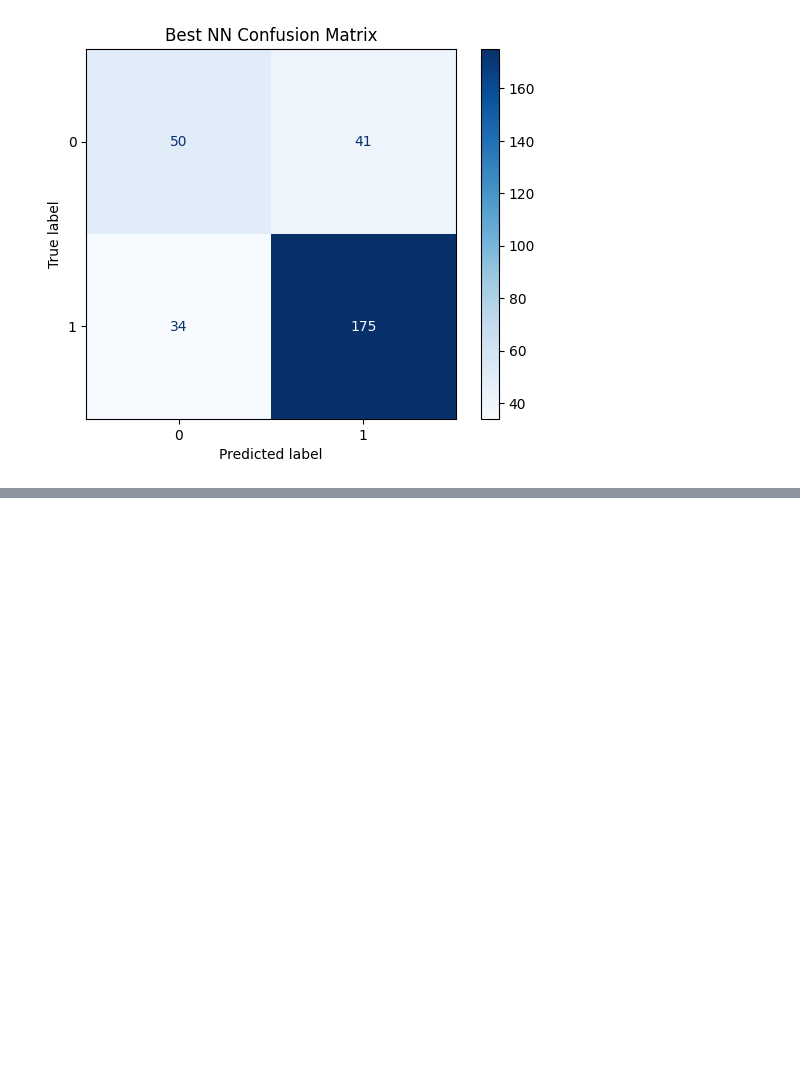
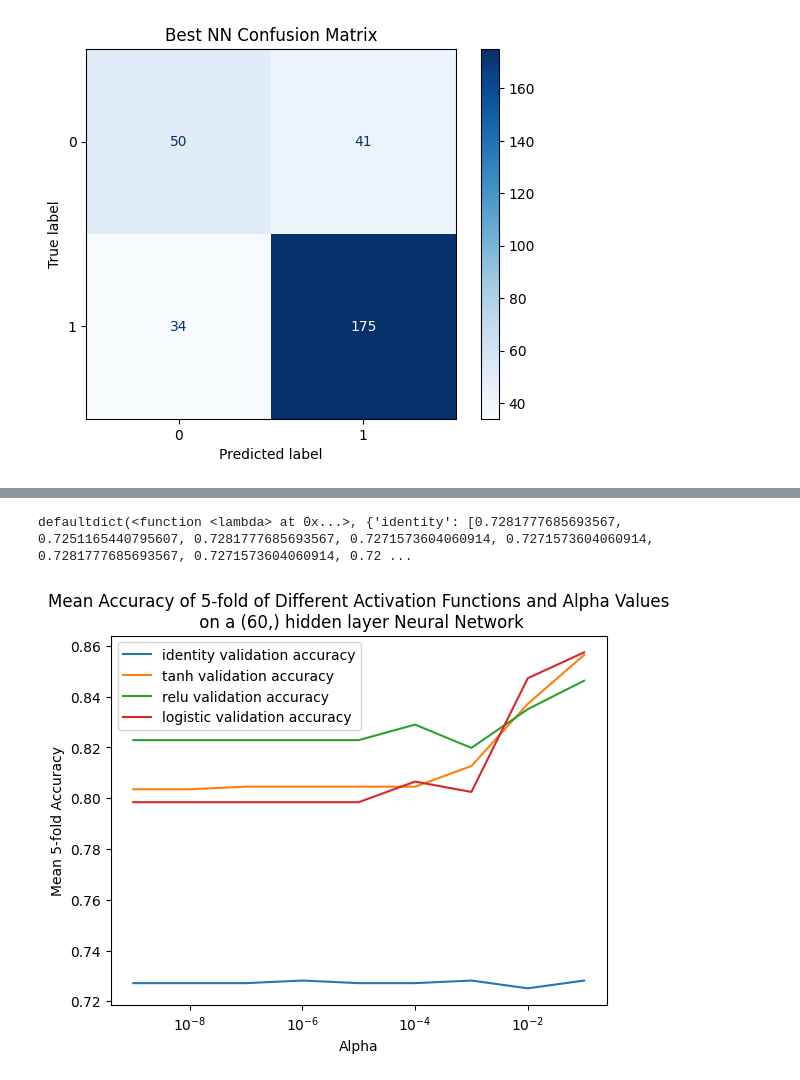
Before and after one commit to JETSlN/ML-Project, a Jupyter notebook: MLPROJECT.ipynb, the cells around one changed output, grey strips where cells are left out. Saved outputs shown, nothing was run; the diff lists cells and outputs as text; code cells hidden in the pictures; blank space fills up the shorter version.

```diff
--- a/MLPROJECT.ipynb
+++ b/MLPROJECT.ipynb
@@ -613,3 +723,27 @@ print(disp.confusion_matrix)
 [[ 50  41]
  [ 34 175]]
 [figure]
+# %%
+# Get validation scores for different activation functions and alpha values on fixed 3 layer NN
+
+from collections import defaultdict
+
+validation_accuracy = defaultdict(lambda: [0] * 9)
+
+mlp = MLPClassifier(hidden_layer_sizes=(60,), max_iter=1000, random_state=1, solver='lbfgs', learning_rate='constant', early_stopping=True)
+parameter_space = {
+    'activation': ['identity', 'logistic', 'tanh', 'relu'],
+    'alpha': [10 ** (-i) for i in range(1, 10)],
+    # 'alpha': [10 ** (i) for i in range(-4, 5)],
+}
+
+clf = GridSearchCV(mlp, parameter_space, n_jobs=4, cv=5)
+clf.fit(X_train, y_train)
+print(clf)
+
+means = clf.cv_results_['mean_test_score']
+stds = clf.cv_results_['std_test_score']
+for mean, std, params in zip(means, stds, clf.cv_results_['params']):
+    activation = params['activation']
+    alpha = params['alpha']
+    validation_accuracy[activation][int(-np.log10(alpha)) - 1] = mean
@@ -615,0 +759,16 @@ print(disp.confusion_matrix)
+# %%
+# 3 layer NN
+print(validation_accuracy)
+
+for activation in ['identity', 'tanh', 'relu', 'logistic']:
+    plt.plot([10 ** (-i) for i in range(1, 10)], validation_accuracy[activation], label=f'{activation} validation accuracy')
+
+plt.title('Mean Accuracy of 5-fold of Different Activation Functions and Alpha Values\n on a (60,) hidden layer Neural Network')
+plt.xlabel('Alpha')
+plt.xscale('log')
+plt.ylabel('Mean 5-fold Accuracy')
+plt.legend()
+plt.show()
+# %% [output]
+defaultdict(<function <lambda> at 0x...>, {'identity': [0.7281777685693567, 0.7251165440795607, 0.7281777685693567, 0.7271573604060914, 0.7271573604060914, 0.7281777685693567, 0.7271573604060914, 0.72 ...
+[figure, added]
```
Also changed, not shown: parts of 17 cells of this notebook.
